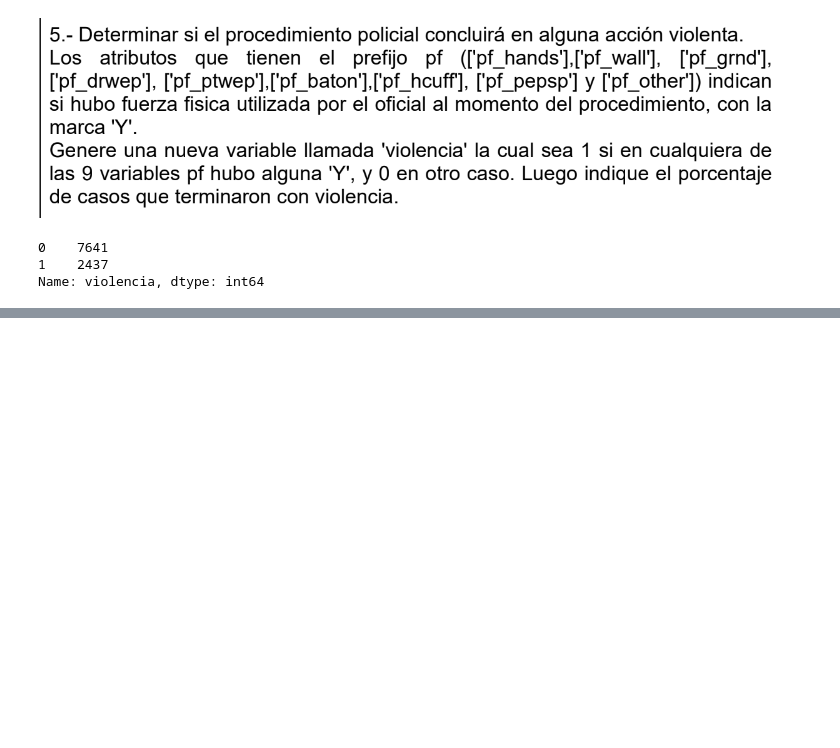
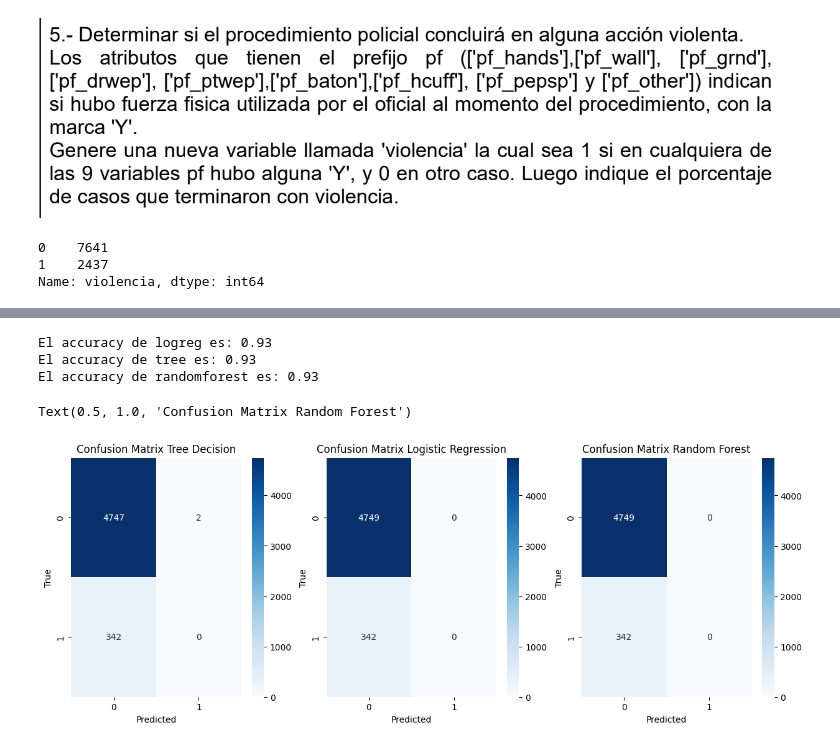
Before and after one commit to DiegoAvilarce/bootcamp-awakelab, a Jupyter notebook: evaluación_modulo5.ipynb, the cells around one changed output, grey strips where cells are left out. Cells and saved outputs as stored; diff of their text form; code cells hidden in the pictures; blank space fills up the shorter version.

```diff
--- a/evaluación_modulo5.ipynb
+++ b/evaluación_modulo5.ipynb
@@ -661,0 +797,20 @@ Name: violencia, dtype: int64
+# %%
+# entrenar 2 modelos de clasificación
+# importar random forest
+
+
+# instanciar modelos
+logreg = LogisticRegression()
+tree = DecisionTreeClassifier(max_depth=3)
+randomforest = RandomForestClassifier(max_depth=3, n_estimators=100)
+
+# entrenar modelos
+logreg.fit(df_train.drop(columns=['arstmade']), df_train['arstmade'])
+tree.fit(df_train.drop(columns=['arstmade']), df_train['arstmade'])
+randomforest.fit(df_train.drop(columns=['arstmade']), df_train['arstmade'])
+
+
+# predecir con modelos
+y_pred_logreg = logreg.predict(df_test.drop(columns=['arstmade']))
+y_pred_tree = tree.predict(df_test.drop(columns=['arstmade']))
+y_pred_randomforest = randomforest.predict(df_test.drop(columns=['arstmade']))
@@ -661,0 +825,41 @@ Name: violencia, dtype: int64
+# %%
+# calcular metricas
+acc_logreg = accuracy_score(df_test['arstmade'], y_pred_logreg)
+acc_tree = accuracy_score(df_test['arstmade'], y_pred_tree)
+acc_randomforest = accuracy_score(df_test['arstmade'], y_pred_randomforest)
+
+print(f"El accuracy de logreg es: {acc_logreg:.2f}")
+print(f"El accuracy de tree es: {acc_tree:.2f}")
+print(f"El accuracy de randomforest es: {acc_randomforest:.2f}")
+print()
+# %% [output]
+El accuracy de logreg es: 0.93
+El accuracy de tree es: 0.93
+El accuracy de randomforest es: 0.93
+# %%
+# Generate the confusion matrix
+cm_tree = confusion_matrix(df_test['arstmade'], y_pred_tree)
+cm_logreg = confusion_matrix(df_test['arstmade'], y_pred_logreg)
+cm_randomforest = confusion_matrix(df_test['arstmade'], y_pred_randomforest)
+
+fig,axs = plt.subplots(1,3, figsize=(15,5))
+
+sns.heatmap(cm_tree, annot=True, cmap="Blues", fmt="d", ax=axs[0])
+sns.heatmap(cm_logreg, annot=True, cmap="Blues", fmt="d", ax=axs[1])
+sns.heatmap(cm_randomforest, annot=True, cmap="Blues", fmt="d", ax=axs[2])
+
+
+axs[0].set_xlabel('Predicted')
+axs[0].set_ylabel('True')
+axs[0].set_title('Confusion Matrix Tree Decision')
+
+axs[1].set_xlabel('Predicted')
+axs[1].set_ylabel('True')
+axs[1].set_title('Confusion Matrix Logistic Regression')
+
+axs[2].set_xlabel('Predicted')
+axs[2].set_ylabel('True')
+axs[2].set_title('Confusion Matrix Random Forest')
+# %% [output]
+Text(0.5, 1.0, 'Confusion Matrix Random Forest')
+[figure, added]
```
Also changed, not shown: parts of 22 cells of this notebook, 5 other files.
